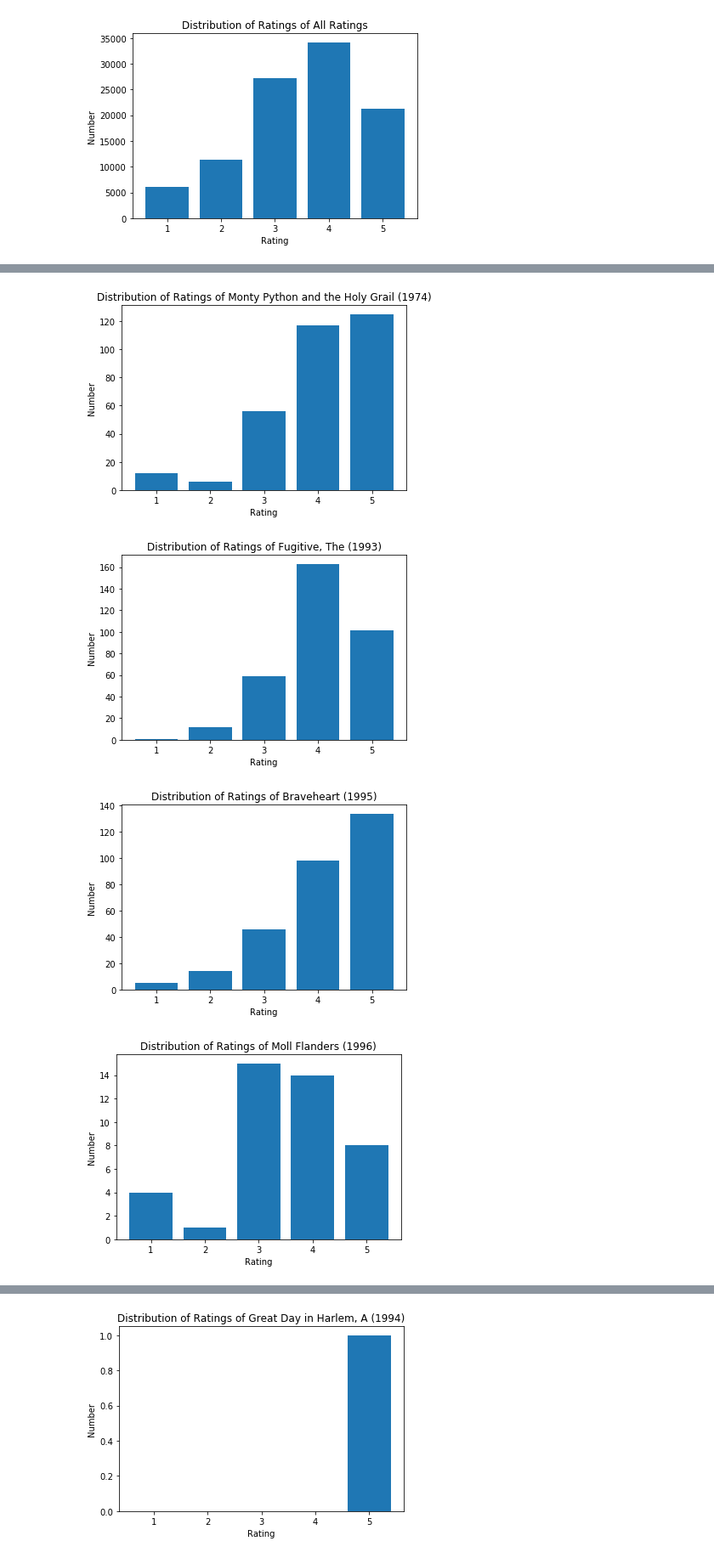
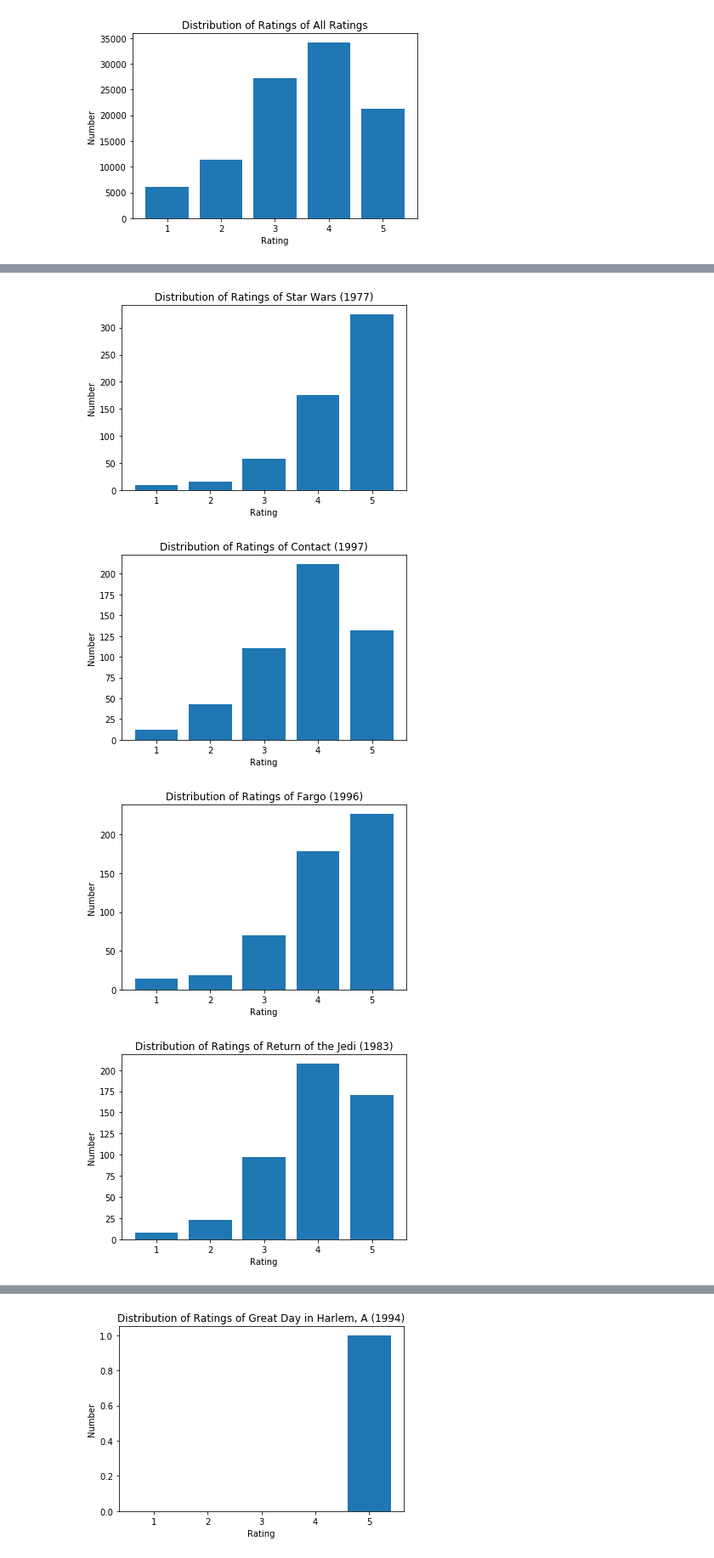
Before and after one commit to zhenchristopher/155_proj2, a Jupyter notebook: David/basic_viz.ipynb, the cells around one changed output, grey strips where cells are left out. Shown: that part at 85% size. Cells and saved outputs as stored; diff of their text form; code cells hidden in the pictures.

```diff
--- a/David/basic_viz.ipynb
+++ b/David/basic_viz.ipynb
@@ -6,10 +6,3 @@ from proj2_helpers import *
 # %%
 data = np.loadtxt('data/data.txt', dtype=int)
 movies = pd.read_csv('data/movies.csv', sep=',', encoding='latin1')
-# %%
-avg = np.zeros(len(movies))
-for movie_id in movies['Movie Id']:
-    inds = (data[:,1] == movie_id)
-    avg[movie_id-1] = (np.mean(data[:,2][inds]))
-
-movies['Avg'] = avg
@@ -33,13 +17,13 @@ plt.show()
 # %%
-movie_id_sorted = np.bincount(data[:,0])[::-1]
-top_10_ratings = movie_id_sorted[:10]
+top_10_ratings = (movies.sort_values('Num', ascending=False)[:10]['Movie Id'])
+
 
 for movie_id in top_10_ratings:
     movie_data = data_from_ids(movies, movie_id, data)
     movie_title = get_title_from_id(movies, movie_id)
     hist_from_data(movies, movie_data, title=movie_title)
 # %% [output]
-[figure, old version]
+[figure, new version]
-[figure, old version]
+[figure, new version]
-[figure, old version]
+[figure, new version]
-[figure, old version]
+[figure, new version]
```
Also changed, not shown: parts of 4 cells of this notebook, 1 other file.
